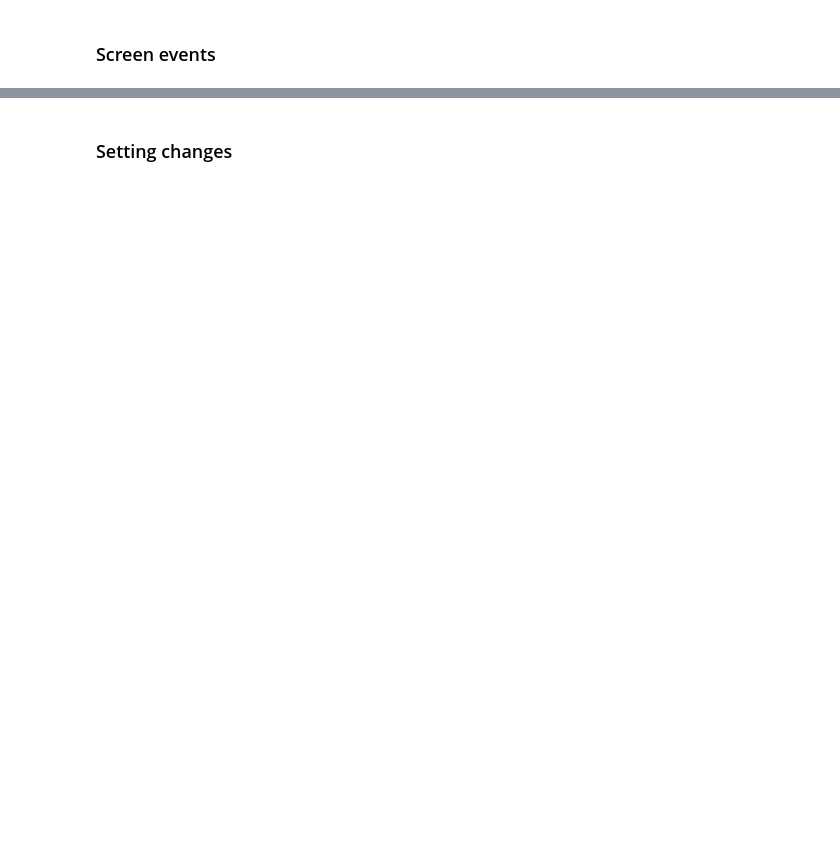
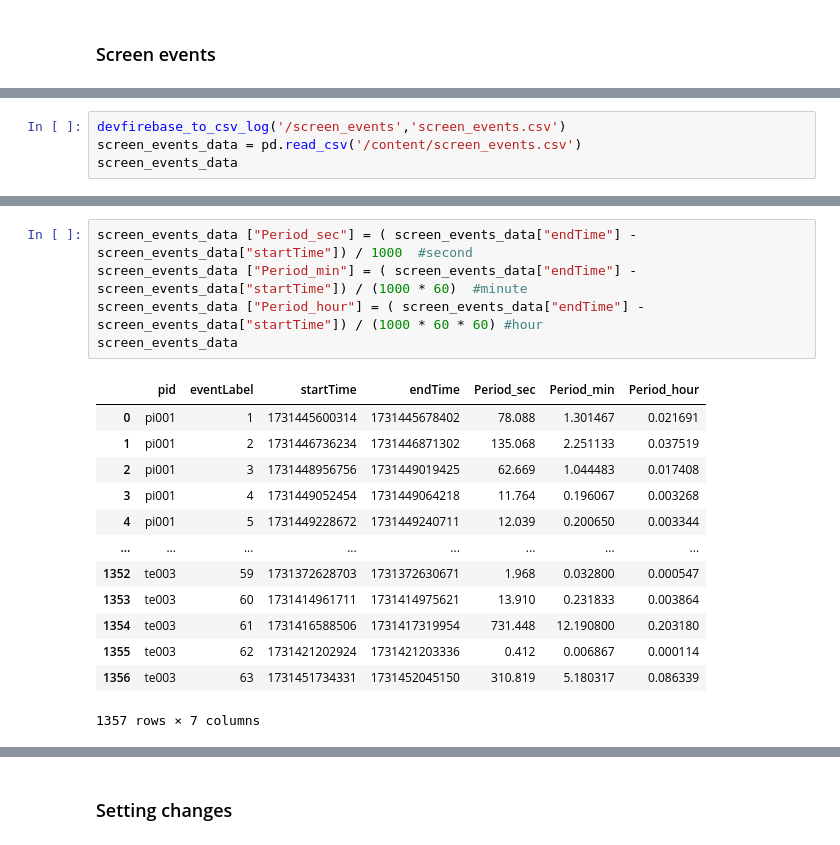
Before and after one commit to jzheng23/colab, a Jupyter notebook: Smartphone_screeentime.ipynb, the cells around one changed output, grey strips where cells are left out. Drawn from its saved outputs; the diff is of its cells as text; blank space fills up the shorter version.

```diff
--- a/Smartphone_screeentime.ipynb
+++ b/Smartphone_screeentime.ipynb
@@ -364,0 +455,4 @@ def responses_to_csvs(meta_file, responses_file):
+# %%
+devfirebase_to_csv_log('/screen_events','screen_events.csv')
+screen_events_data = pd.read_csv('/content/screen_events.csv')
+screen_events_data
@@ -364,0 +473,19 @@ def responses_to_csvs(meta_file, responses_file):
+# %%
+screen_events_data ["Period_sec"] = ( screen_events_data["endTime"] - screen_events_data["startTime"]) / 1000  #second
+screen_events_data ["Period_min"] = ( screen_events_data["endTime"] - screen_events_data["startTime"]) / (1000 * 60)  #minute
+screen_events_data ["Period_hour"] = ( screen_events_data["endTime"] - screen_events_data["startTime"]) / (1000 * 60 * 60) #hour
+screen_events_data
+# %% [output]
+|  | pid | eventLabel | startTime | endTime | Period_sec | Period_min | Period_hour |
+| 0 | pi001 | 1 | 1731445600314 | 1731445678402 | 78.088 | 1.301467 | 0.021691 |
+| 1 | pi001 | 2 | 1731446736234 | 1731446871302 | 135.068 | 2.251133 | 0.037519 |
+| 2 | pi001 | 3 | 1731448956756 | 1731449019425 | 62.669 | 1.044483 | 0.017408 |
+| 3 | pi001 | 4 | 1731449052454 | 1731449064218 | 11.764 | 0.196067 | 0.003268 |
+| 4 | pi001 | 5 | 1731449228672 | 1731449240711 | 12.039 | 0.200650 | 0.003344 |
+| ... | ... | ... | ... | ... | ... | ... | ... |
+| 1352 | te003 | 59 | 1731372628703 | 1731372630671 | 1.968 | 0.032800 | 0.000547 |
+| 1353 | te003 | 60 | 1731414961711 | 1731414975621 | 13.910 | 0.231833 | 0.003864 |
+| 1354 | te003 | 61 | 1731416588506 | 1731417319954 | 731.448 | 12.190800 | 0.203180 |
+| 1355 | te003 | 62 | 1731421202924 | 1731421203336 | 0.412 | 0.006867 | 0.000114 |
+| 1356 | te003 | 63 | 1731451734331 | 1731452045150 | 310.819 | 5.180317 | 0.086339 |
+1357 rows × 7 columns
```
Also changed, not shown: parts of 21 cells of this notebook.
